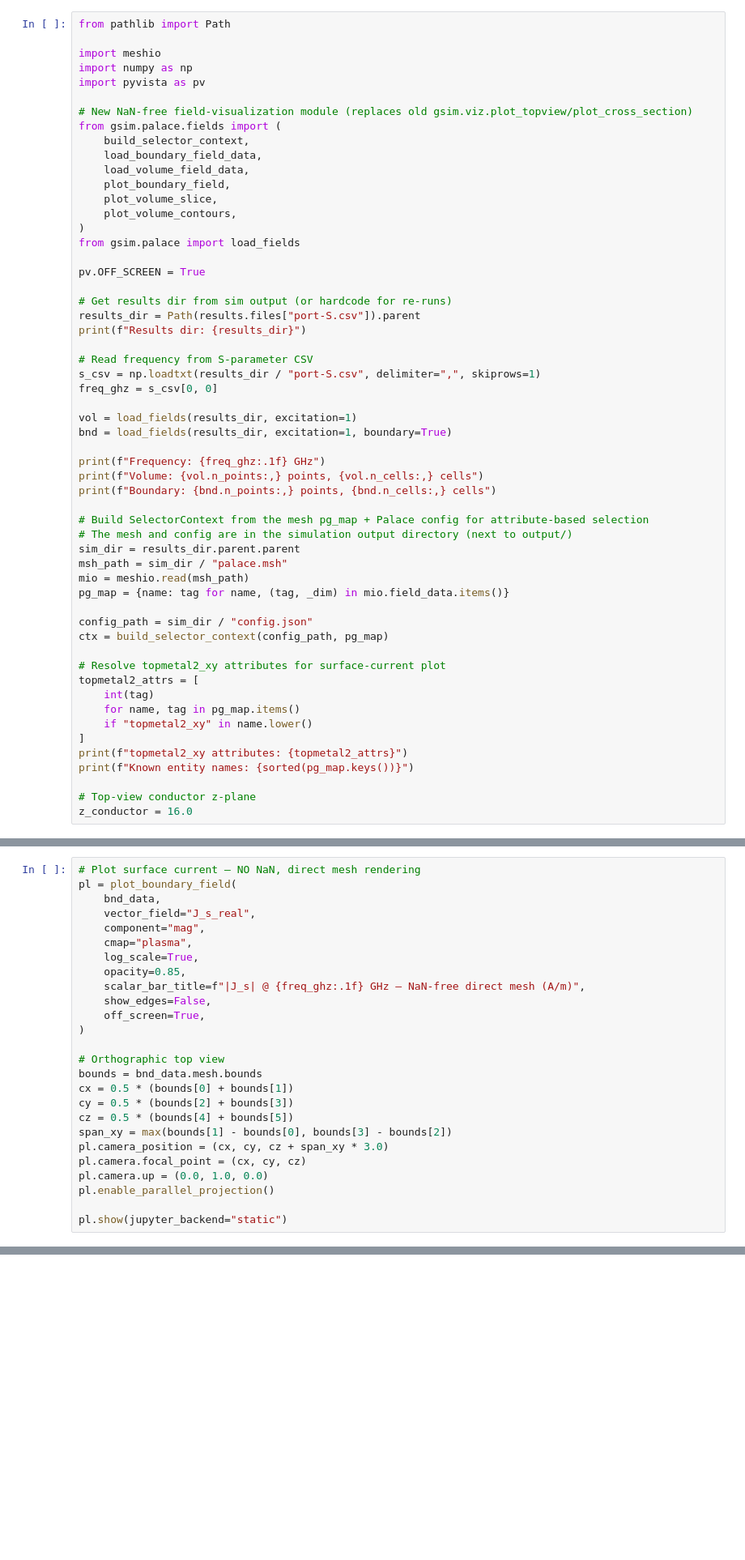
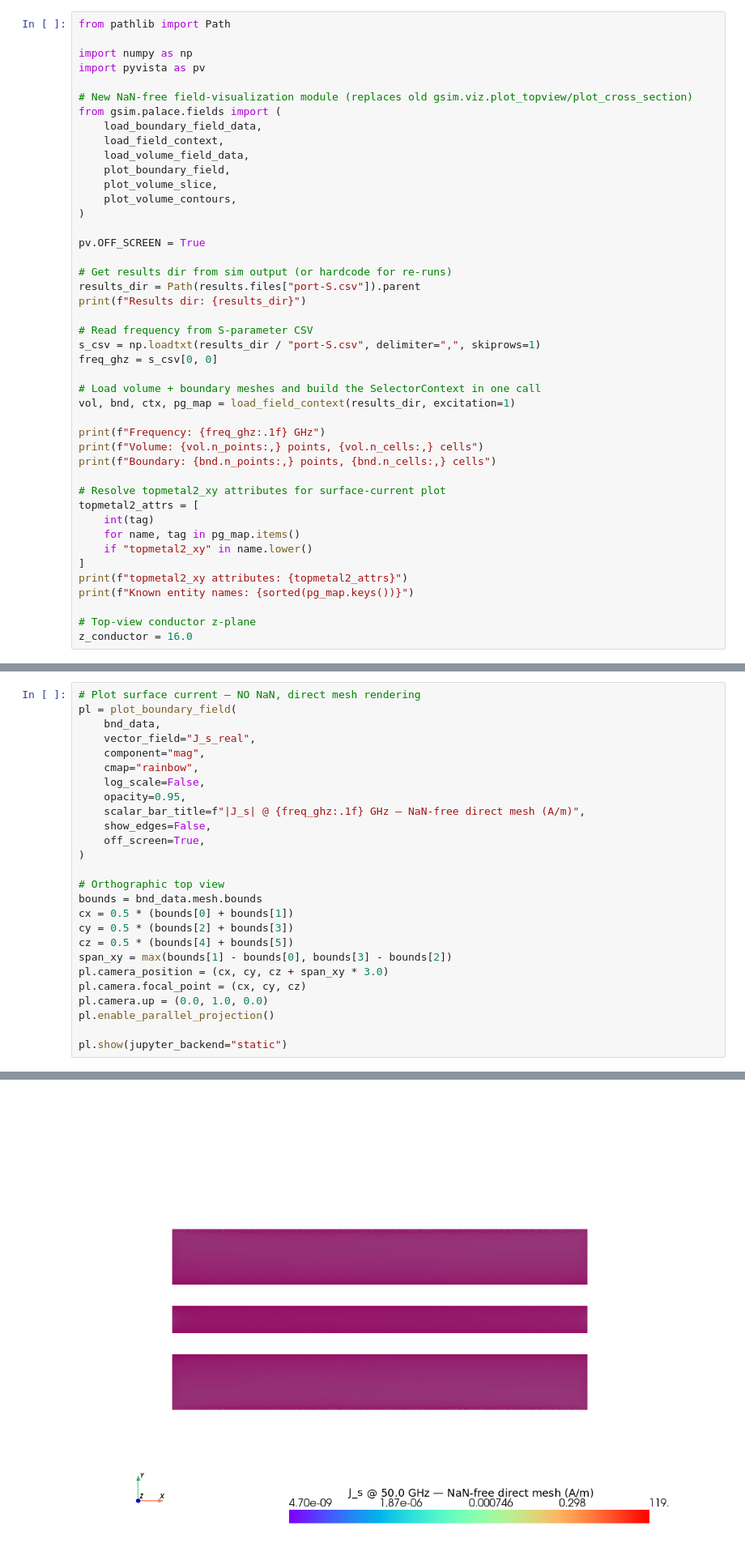
Before and after one commit to gdsfactory/gsim, a Jupyter notebook: nbs/palace_cpw_fields.ipynb, the cells around one changed output, grey strips where cells are left out. Shown at 81% size. Saved outputs shown, nothing was run; the diff lists cells and outputs as text; blank space fills up the shorter version.

Commit message:
fixed auto_clim for current crowding visualization, refactored some helper functions

```diff
--- a/nbs/palace_cpw_fields.ipynb
+++ b/nbs/palace_cpw_fields.ipynb
@@ -88,20 +143,18 @@ results = sim.run_local()
 # %%
 from pathlib import Path
 
-import meshio
 import numpy as np
 import pyvista as pv
 
 # New NaN-free field-visualization module (replaces old gsim.viz.plot_topview/plot_cross_section)
 from gsim.palace.fields import (
-    build_selector_context,
     load_boundary_field_data,
+    load_field_context,
     load_volume_field_data,
     plot_boundary_field,
     plot_volume_slice,
     plot_volume_contours,
 )
-from gsim.palace import load_fields
 
 pv.OFF_SCREEN = True
 
@@ -113,22 +166,12 @@ print(f"Results dir: {results_dir}")
 s_csv = np.loadtxt(results_dir / "port-S.csv", delimiter=",", skiprows=1)
 freq_ghz = s_csv[0, 0]
 
-vol = load_fields(results_dir, excitation=1)
-bnd = load_fields(results_dir, excitation=1, boundary=True)
+# Load volume + boundary meshes and build the SelectorContext in one call
+vol, bnd, ctx, pg_map = load_field_context(results_dir, excitation=1)
 
 print(f"Frequency: {freq_ghz:.1f} GHz")
 print(f"Volume: {vol.n_points:,} points, {vol.n_cells:,} cells")
 print(f"Boundary: {bnd.n_points:,} points, {bnd.n_cells:,} cells")
-
-# Build SelectorContext from the mesh pg_map + Palace config for attribute-based selection
-# The mesh and config are in the simulation output directory (next to output/)
-sim_dir = results_dir.parent.parent
-msh_path = sim_dir / "palace.msh"
-mio = meshio.read(msh_path)
-pg_map = {name: tag for name, (tag, _dim) in mio.field_data.items()}
-
-config_path = sim_dir / "config.json"
-ctx = build_selector_context(config_path, pg_map)
 
 # Resolve topmetal2_xy attributes for surface-current plot
 topmetal2_attrs = [
@@ -202,9 +261,9 @@ pl = plot_boundary_field(
     bnd_data,
     vector_field="J_s_real",
     component="mag",
-    cmap="plasma",
-    log_scale=True,
-    opacity=0.85,
+    cmap="rainbow",
+    log_scale=False,
+    opacity=0.95,
     scalar_bar_title=f"|J_s| @ {freq_ghz:.1f} GHz — NaN-free direct mesh (A/m)",
     show_edges=False,
     off_screen=True,
@@ -222,3 +281,4 @@ pl.camera.up = (0.0, 1.0, 0.0)
 pl.enable_parallel_projection()
 
 pl.show(jupyter_backend="static")
+# %% [output]
@@ -225,3 +286,4 @@ pl.show(jupyter_backend="static")
+[figure, added]
 # %% [markdown]
 ### Cross-sections — YZ plane at x=0
 # %%
```
Also changed, not shown: parts of 10 cells of this notebook, 6 other files.
